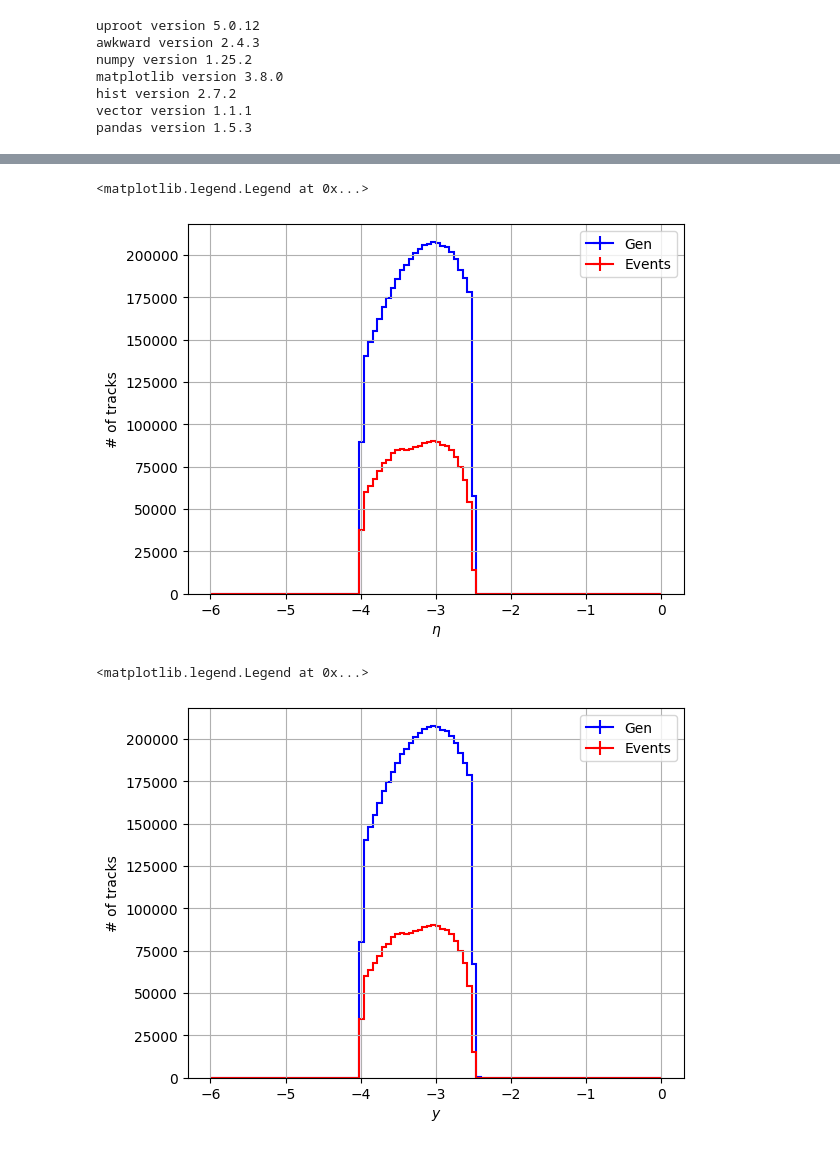
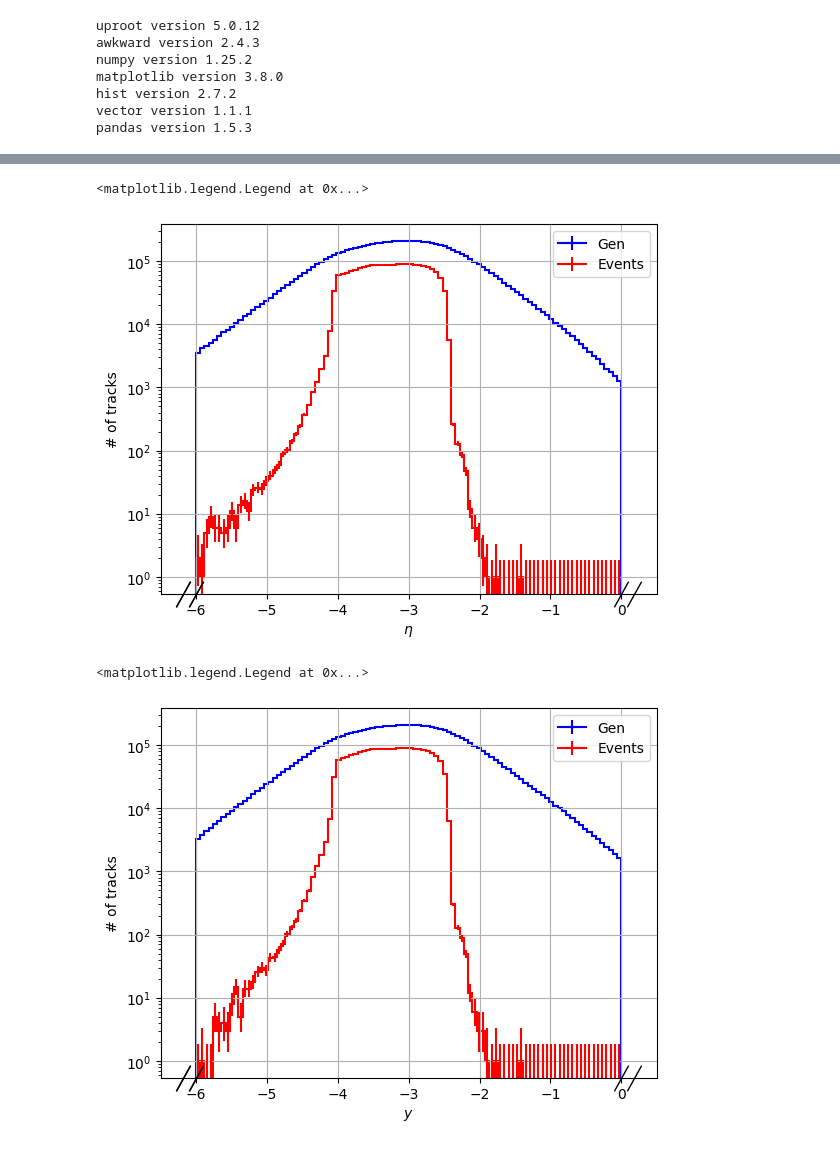
Before and after one commit to nantes-m2-rps-exp/qqbar2mumu-2023, a Jupyter notebook: notebooks/AxE.ipynb, the cells around one changed output, grey strips where cells are left out. Cells and saved outputs as stored; diff of their text form; code cells hidden in the pictures.

```diff
--- a/notebooks/AxE.ipynb
+++ b/notebooks/AxE.ipynb
@@ -464,21 +482,23 @@ plt.legend()
 # %%
 hEtaGen.plot(color = "blue", label = "Gen")
 hEtaEvents.plot(color = "red", label = "Events")
+plt.yscale('log')
 plt.ylabel("# of tracks")
 plt.grid(True)
 plt.legend()
 # %% [output]
 <matplotlib.legend.Legend at 0x...>
-[figure, old version]
+[figure, new version]
 # %%
 hYGen.plot(color = "blue", label = "Gen")
 hYEvents.plot(color = "red", label = "Events")
+plt.yscale('log')
 plt.ylabel("# of tracks")
 plt.grid(True)
 plt.legend()
 # %% [output]
 <matplotlib.legend.Legend at 0x...>
-[figure, old version]
+[figure, new version]
 # %%
 hMassGen.plot(color = "blue", label = "Gen")
 hMassEvents.plot(color = "red", label = "Events")
```
Also changed, not shown: parts of 10 cells of this notebook.
